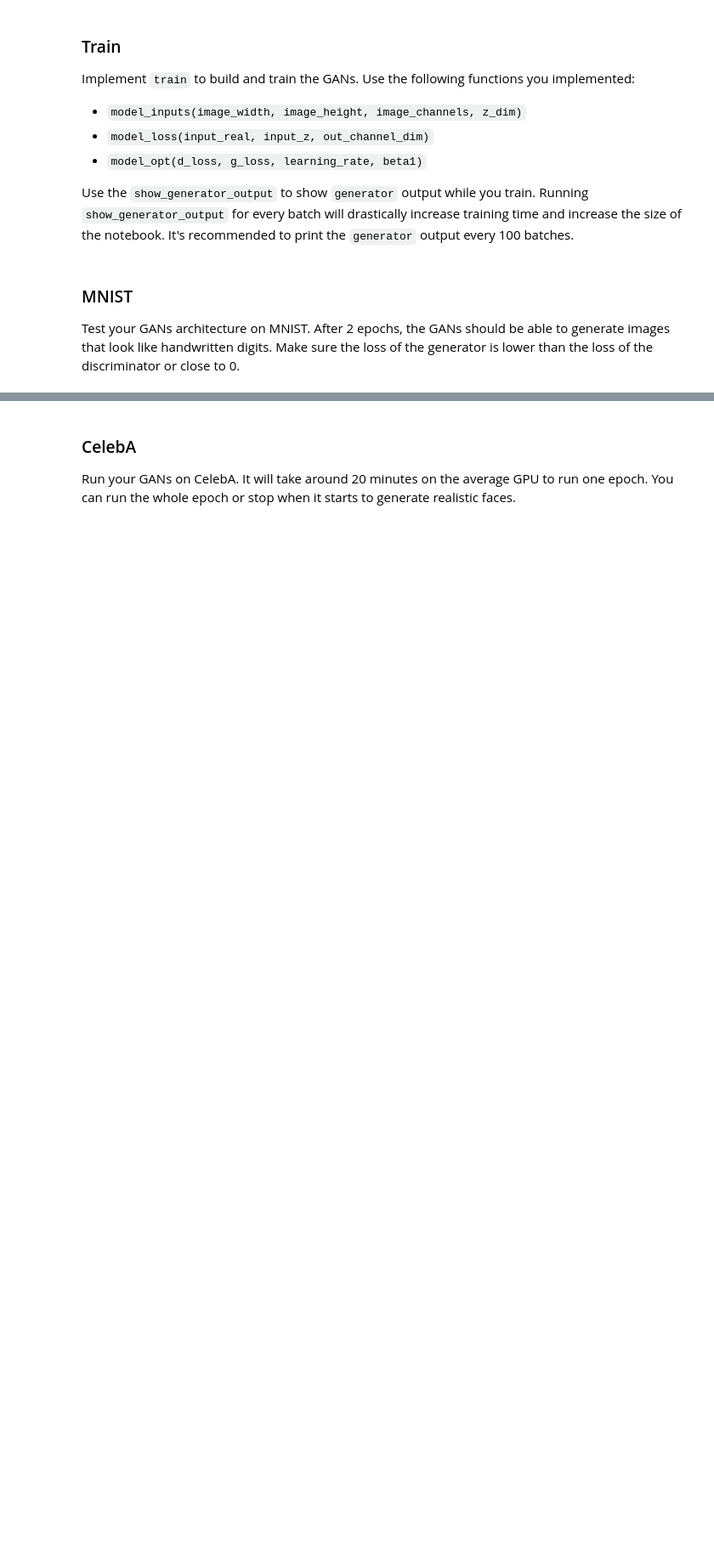
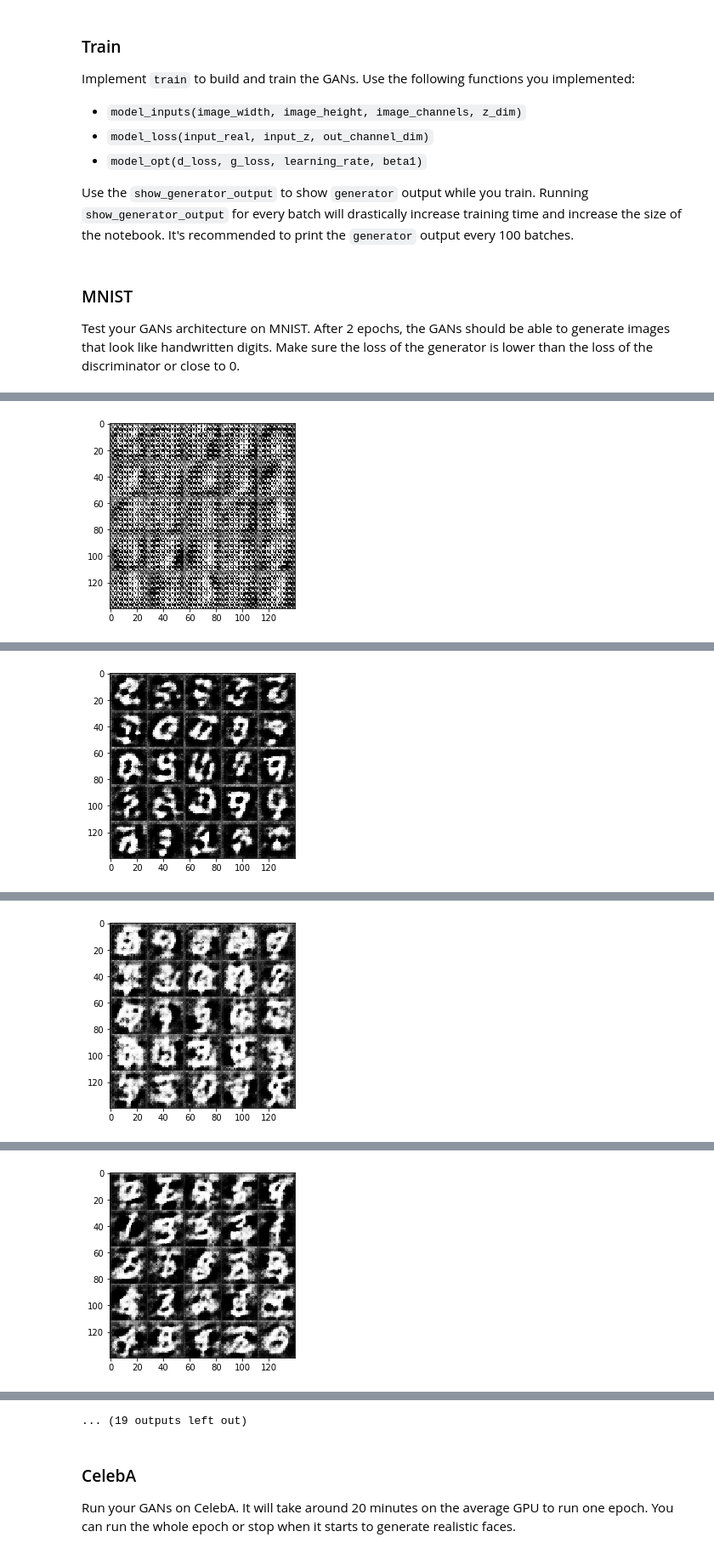
Before and after one commit to ltpitt/python-jupyter-face-generation, a Jupyter notebook: dlnd_face_generation.ipynb, the cells around one changed output, grey strips where cells are left out. Shown: that part at 85% size. Saved outputs shown, nothing was run; the diff lists cells and outputs as text; code cells hidden in the pictures; blank space fills up the shorter version.

```diff
--- a/dlnd_face_generation.ipynb
+++ b/dlnd_face_generation.ipynb
@@ -281,9 +247,12 @@ def model_opt(d_loss, g_loss, learning_rate, beta1):
     :param beta1: The exponential decay rate for the 1st moment in the optimizer
     :return: A tuple of (discriminator training operation, generator training operation)
     """
-    # TODO: Implement Function
-
-    return None, None
+    t_vars = tf.trainable_variables()
+    g_vars = [var for var in t_vars if var.name.startswith('generator')]
+    d_vars = [var for var in t_vars if var.name.startswith('discriminator')]
+    d_train_opt = tf.train.AdamOptimizer(learning_rate,beta1).minimize(d_loss, var_list=d_vars)
+    g_train_opt = tf.train.AdamOptimizer(learning_rate,beta1).minimize(g_loss, var_list=g_vars)
+    return d_train_opt, g_train_opt
 
 
 """
@@ -341,22 +312,36 @@ def train(epoch_count, batch_size, z_dim, learning_rate, beta1, get_batches, dat
     :param data_shape: Shape of the data
     :param data_image_mode: The image mode to use for images ("RGB" or "L")
     """
-    # TODO: Build Model
-
-
+    b,x,y,c=data_shape
+    input_real, input_z, _ = model_inputs(x, y, c, z_dim)
+    d_loss, g_loss = model_loss(input_real, input_z, c)
+    d_train_opt , g_train_opt = model_opt(d_loss, g_loss, learning_rate, beta1)
     with tf.Session() as sess:
         sess.run(tf.global_variables_initializer())
         for epoch_i in range(epoch_count):
+            ii = 0
             for batch_images in get_batches(batch_size):
-                # TODO: Train Model
+                ii = ii+1
+                batch_images = batch_images*2
+                batch_z = np.random.uniform(-1, 1, size=(batch_size, z_dim))
+                _ = sess.run(d_train_opt, feed_dict={input_real: batch_images, input_z: batch_z})
+                _ = sess.run(g_train_opt, feed_dict={input_z: batch_z})
+                if ii % 10 == 0 :
+                    train_loss_d = sess.run(d_loss, {input_z: batch_z, input_real: batch_images})
+                    train_loss_g = g_loss.eval({input_z: batch_z})
+                    print("Epoch {}/{}...".format(epoch_i+1, epoch_count),
+                          "Discriminator Loss: {:.4f}...".format(train_loss_d),
+                          "Generator Loss: {:.4f}".format(train_loss_g))
+                if ii % 100 == 0 :
+                    show_generator_output(sess, 25, input_z, c, data_image_mode)
 # %% [markdown]
 ### MNIST
 Test your GANs architecture on MNIST.  After 2 epochs, the GANs should be able to generate images that look like handwritten digits.  Make sure the loss of the generator is lower than the loss of the discriminator or close to 0.
 # %%
-batch_size = None
-z_dim = None
-learning_rate = None
-beta1 = None
+batch_size = 64
+z_dim = 128
+learning_rate = 0.0005
+beta1 = 0.5
 
 
 """
@@ -368,3 +353,4 @@ mnist_dataset = helper.Dataset('mnist', glob(os.path.join(data_dir, 'mnist/*.jpg
 with tf.Graph().as_default():
     train(epochs, batch_size, z_dim, learning_rate, beta1, mnist_dataset.get_batches,
           mnist_dataset.shape, mnist_dataset.image_mode)
+# %% [output]
@@ -370,0 +367 @@ with tf.Graph().as_default():
+[figure, added]
@@ -370,0 +378 @@ with tf.Graph().as_default():
+[figure, added]
@@ -370,0 +389 @@ with tf.Graph().as_default():
+[figure, added]
@@ -370,0 +400 @@ with tf.Graph().as_default():
+[figure, added]
@@ -371,3 +423,4 @@ with tf.Graph().as_default():
+... (19 outputs left out)
 # %% [markdown]
 ### CelebA
 Run your GANs on CelebA.  It will take around 20 minutes on the average GPU to run one epoch.  You can run the whole epoch or stop when it starts to generate realistic faces.
```
Also changed, not shown: parts of 7 cells of this notebook, 18 other files.
